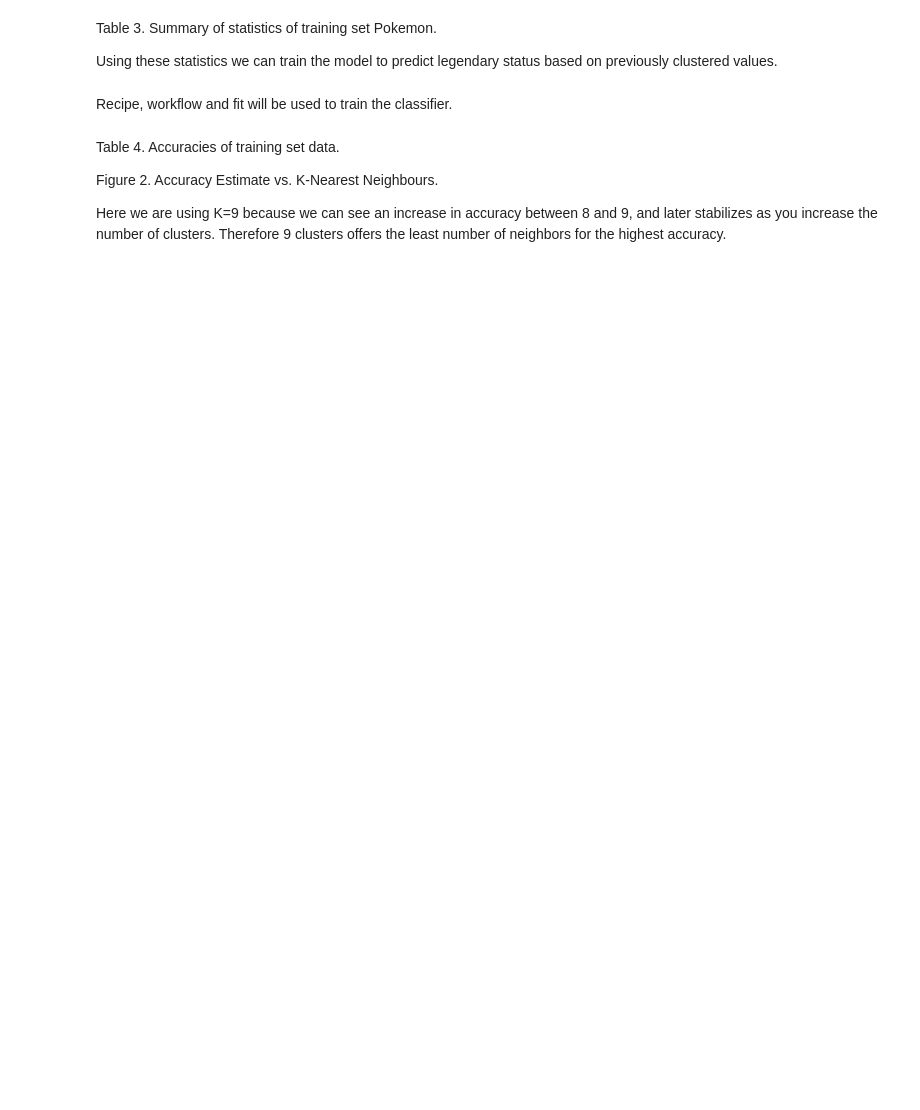
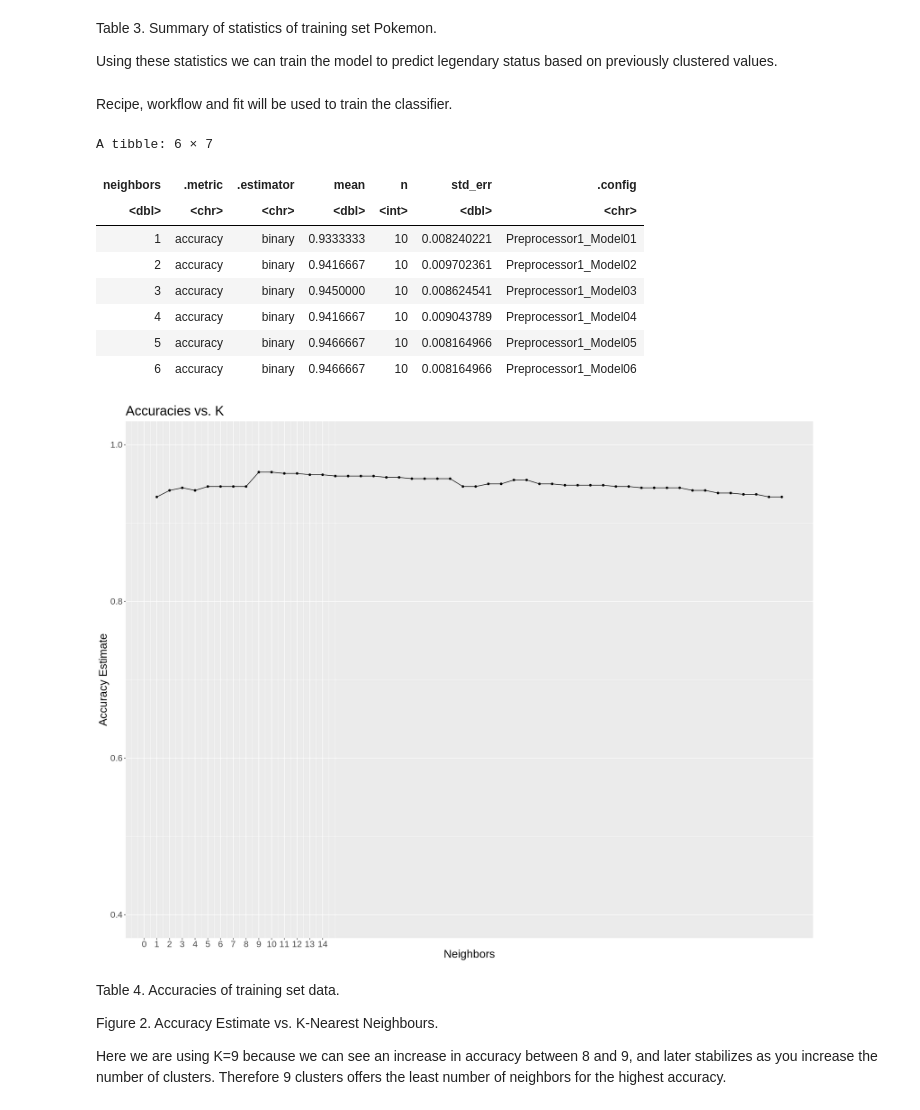
Before and after one commit to dlee03/DSCI_group_project, a Jupyter notebook: groupproject.ipynb, the cells around one changed output. Cells and saved outputs as stored; diff of their text form; code cells hidden in the pictures; blank space fills up the shorter version.

```diff
--- a/groupproject.ipynb
+++ b/groupproject.ipynb
@@ -201,28 +204,39 @@ Recipe, workflow and fit will be used to train the classifier.
 # %%
 #cross-validate and tune the model using a 10-fold cross-validation
 pokemon_vfold <- vfold_cv(pokemon_train, v = 10, strata = Legendary)
 
 kvals <- tibble(neighbors = seq(from = 1, to = 50, by = 1))
 
 pokemon_k_test <- workflow() |>
     add_recipe(pokemon_recipe) |>
     add_model(pokemon_spec) |>
     tune_grid(resamples = pokemon_vfold, grid = kvals) |>
     collect_metrics()
 
 accuracies <- pokemon_k_test |>
     filter(.metric == "accuracy")
-head(accuracies, 25)
+head(accuracies)
 
 k_val_plot <-  ggplot(accuracies, aes(x = neighbors, y = mean))+
        geom_point() +
        geom_line() +
        labs(x = "Neighbors", y = "Accuracy Estimate") +
        ggtitle ("Accuracies vs. K")+
        theme(text = element_text(size =20))+
        scale_x_continuous(breaks = seq(0, 14, by = 1)) +
        scale_y_continuous(limits = c(0.4, 1.0))
 k_val_plot
+# %% [output]
+A tibble: 6 × 7
+| neighbors | .metric | .estimator | mean | n | std_err | .config |
+| <dbl> | <chr> | <chr> | <dbl> | <int> | <dbl> | <chr> |
+| 1 | accuracy | binary | 0.9333333 | 10 | 0.008240221 | Preprocessor1_Model01 |
+| 2 | accuracy | binary | 0.9416667 | 10 | 0.009702361 | Preprocessor1_Model02 |
+| 3 | accuracy | binary | 0.9450000 | 10 | 0.008624541 | Preprocessor1_Model03 |
+| 4 | accuracy | binary | 0.9416667 | 10 | 0.009043789 | Preprocessor1_Model04 |
+| 5 | accuracy | binary | 0.9466667 | 10 | 0.008164966 | Preprocessor1_Model05 |
+| 6 | accuracy | binary | 0.9466667 | 10 | 0.008164966 | Preprocessor1_Model06 |
+[figure, added]
 # %% [markdown]
 Table 4. Accuracies of training set data.
 
```
Also changed, not shown: parts of 7 cells of this notebook.
